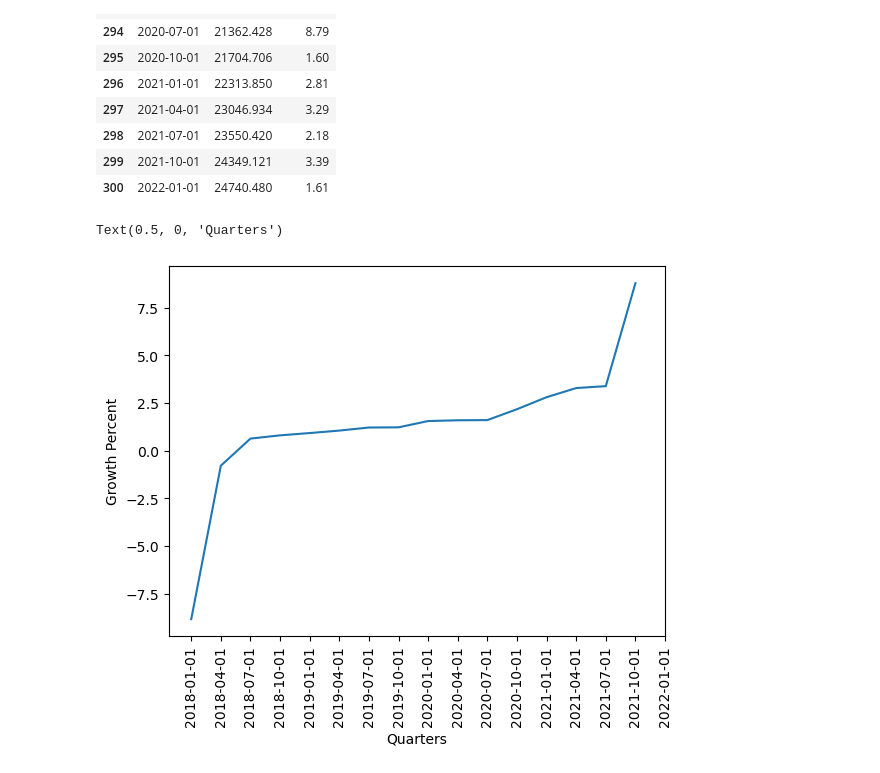
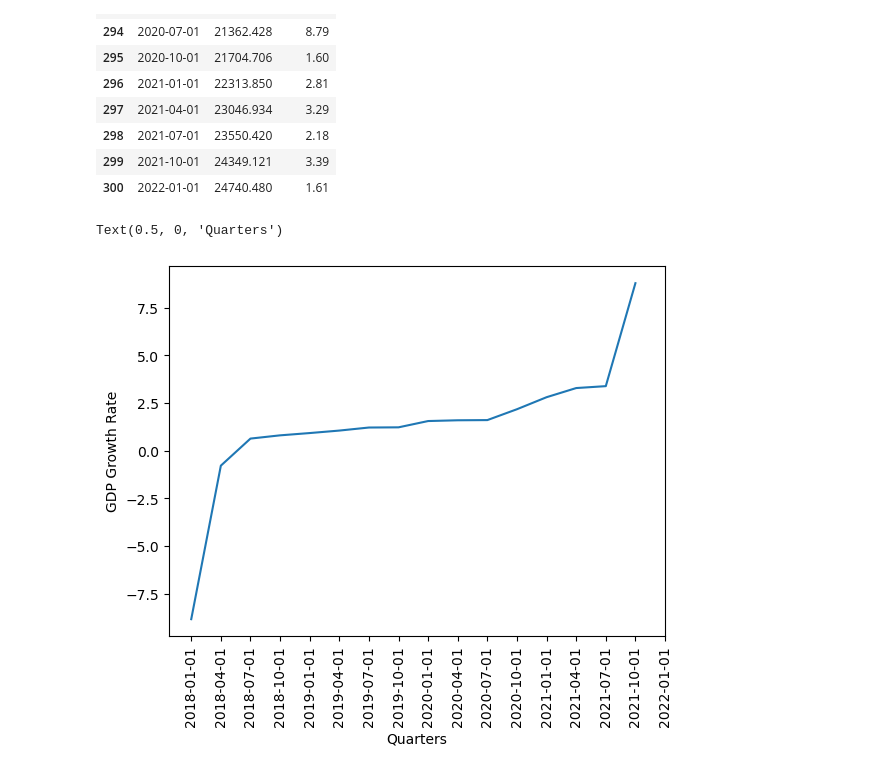
Before and after one commit to mike2463/Group-Project, a Jupyter notebook: GDP_Data.ipynb, the cells around one changed output. Saved outputs shown, nothing was run; the diff lists cells and outputs as text; code cells hidden in the pictures.

```diff
--- a/GDP_Data.ipynb
+++ b/GDP_Data.ipynb
@@ -74,11 +74,11 @@ See the caveats in the documentation: https://pandas.pydata.org/pandas-docs/stab
 # %%
 x_axis = recent_gdp['DATE']
 
 y_axis = recent_gdp['Growth'].sort_values(ascending=True)
 plt.plot(x_axis,y_axis)
 plt.xticks(x_axis, rotation = 90)
-plt.ylabel('Growth Percent', loc='center')
+plt.ylabel('GDP Growth Rate', loc='center')
 plt.xlabel('Quarters')
 # %% [output]
 Text(0.5, 0, 'Quarters')
-[figure, old version]
+[figure, new version]
```
Also changed, not shown: 2 other files.
